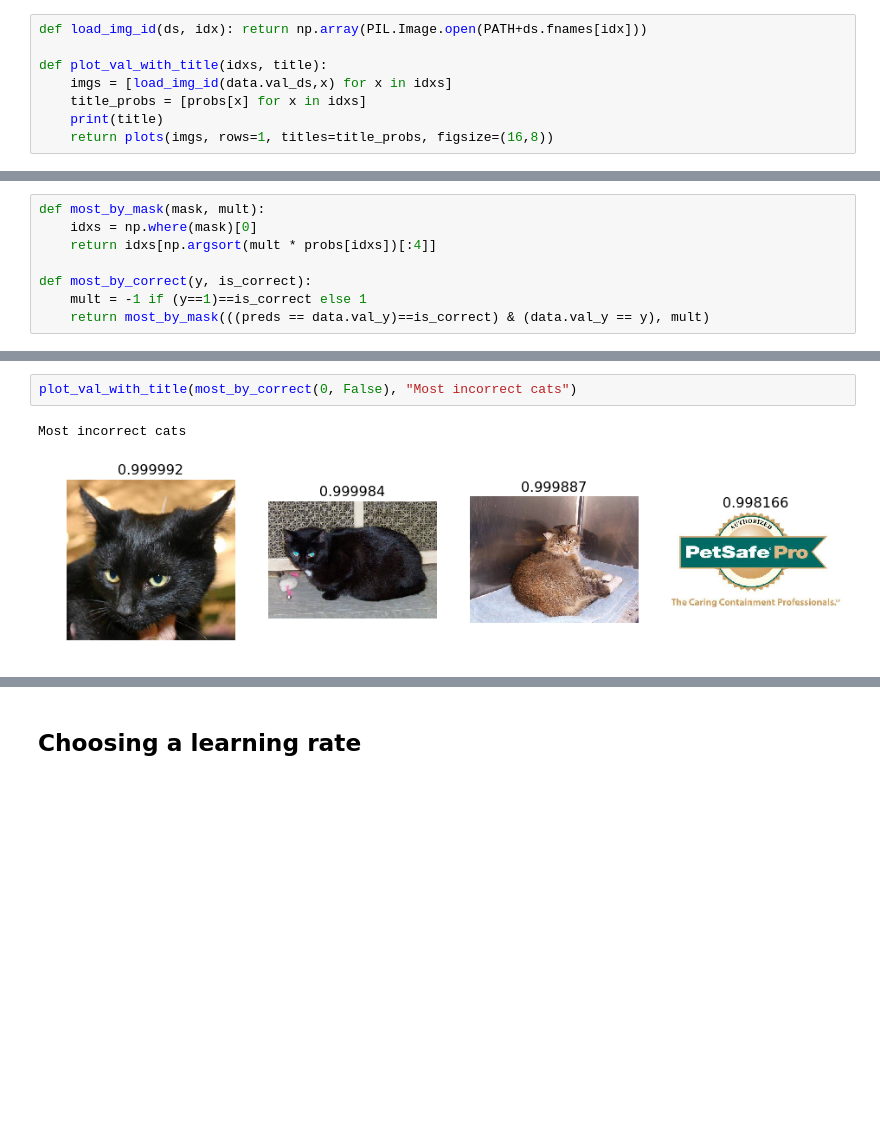
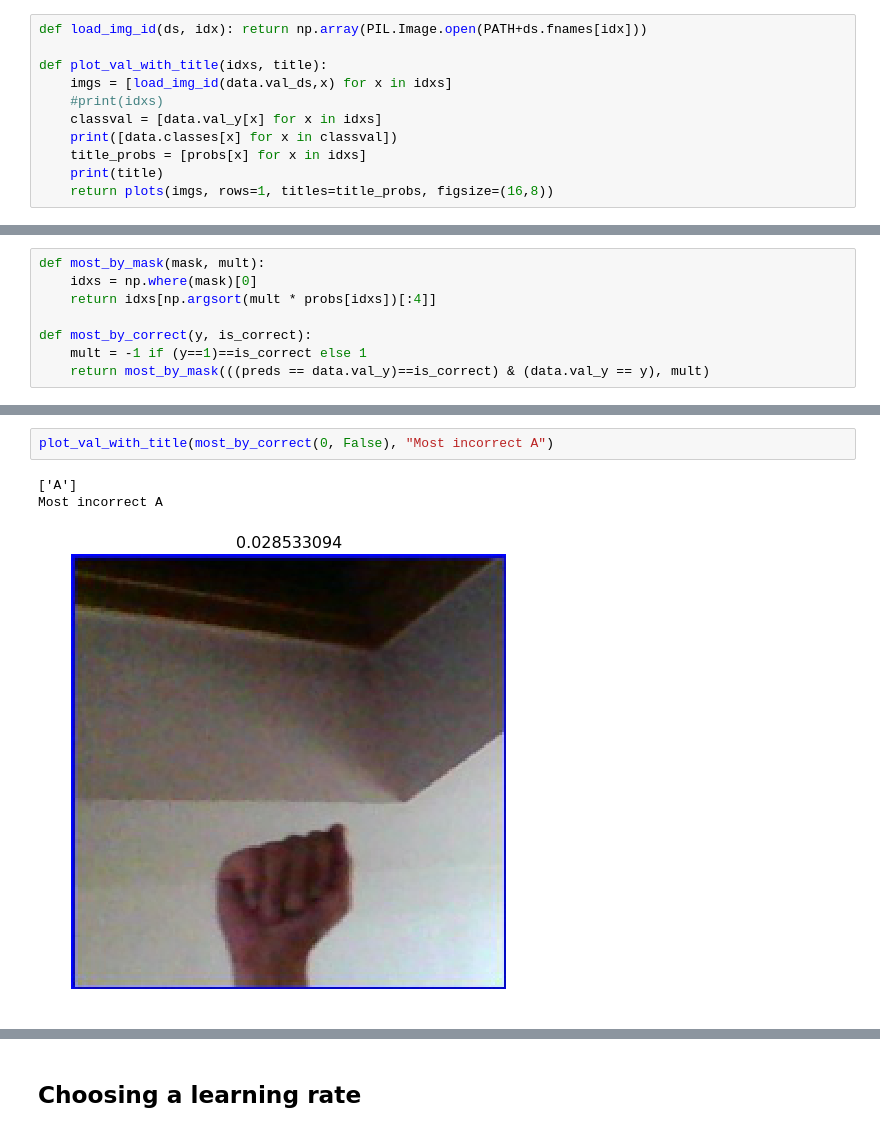
Before and after one commit to therahulmanocha/aslchallenge, a Jupyter notebook: basemodel.ipynb, the cells around one changed output, grey strips where cells are left out. Cells and saved outputs as stored; diff of their text form; blank space fills up the shorter version.

```diff
--- a/basemodel.ipynb
+++ b/basemodel.ipynb
@@ -183,6 +180,9 @@ def load_img_id(ds, idx): return np.array(PIL.Image.open(PATH+ds.fnames[idx]))
 
 def plot_val_with_title(idxs, title):
     imgs = [load_img_id(data.val_ds,x) for x in idxs]
+    #print(idxs)
+    classval = [data.val_y[x] for x in idxs]
+    print([data.classes[x] for x in classval])
     title_probs = [probs[x] for x in idxs]
     print(title)
     return plots(imgs, rows=1, titles=title_probs, figsize=(16,8))
@@ -219,6 +223,7 @@ Most correct dogs
 # %%
-plot_val_with_title(most_by_correct(0, False), "Most incorrect cats")
+plot_val_with_title(most_by_correct(0, False), "Most incorrect A")
 # %% [output]
-Most incorrect cats
+['A']
+Most incorrect A
-[figure, old version]
+[figure, new version]
 # %%
```
Also changed, not shown: parts of 19 cells of this notebook, 1 other file.
